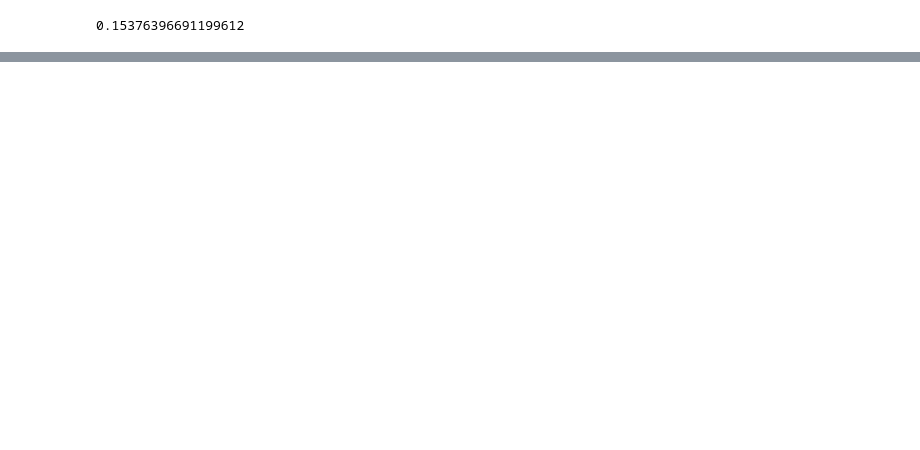
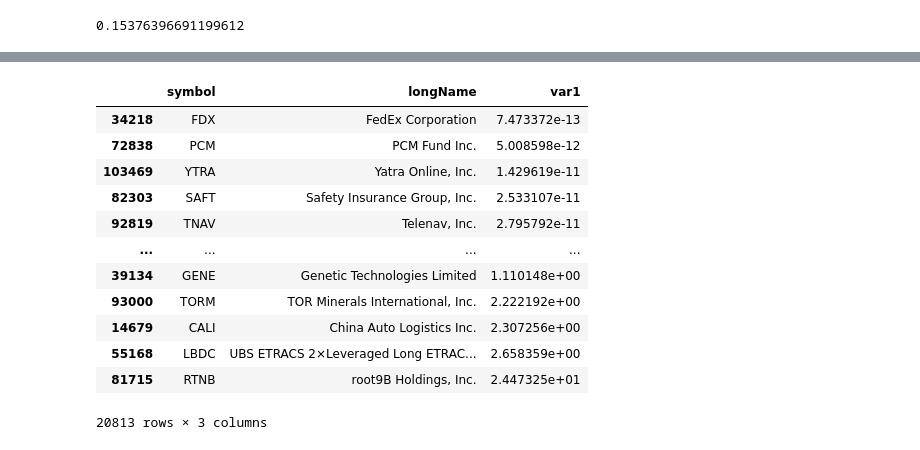
Before and after one commit to UrsulaAlcantara/IASProjet, a Jupyter notebook: model_test.ipynb, the cells around one changed output, grey strips where cells are left out. Cells and saved outputs as stored; diff of their text form; code cells hidden in the pictures; blank space fills up the shorter version.

Commit message:
error

```diff
--- a/model_test.ipynb
+++ b/model_test.ipynb
@@ -29,4 +29,5 @@ standardize...
 # %%
 from sklearn.model_selection import train_test_split
 # %%
-X_train, X_test, Y_train, Y_test = train_test_split(X, Y, test_size=0.2, random_state=0)
+X_train, X_test, Y_train, Y_test, index_train, index_test = train_test_split(X, Y, index, test_size=0.2, random_state=0)
+X_train.shape, X_test.shape
@@ -212,0 +245,4 @@ model.score(X_test, Y_test)
+# %%
+Y_test_pred = model.predict(X_test)
+# %%
+error_test = (Y_test_pred - Y_test)**2
@@ -212,0 +268,16 @@ model.score(X_test, Y_test)
+# %%
+index_test.join(error_test).sort_values("var1")
+# %% [output]
+|  | symbol | longName | var1 |
+| 34218 | FDX | FedEx Corporation | 7.473372e-13 |
+| 72838 | PCM | PCM Fund Inc. | 5.008598e-12 |
+| 103469 | YTRA | Yatra Online, Inc. | 1.429619e-11 |
+| 82303 | SAFT | Safety Insurance Group, Inc. | 2.533107e-11 |
+| 92819 | TNAV | Telenav, Inc. | 2.795792e-11 |
+| ... | ... | ... | ... |
+| 39134 | GENE | Genetic Technologies Limited | 1.110148e+00 |
+| 93000 | TORM | TOR Minerals International, Inc. | 2.222192e+00 |
+| 14679 | CALI | China Auto Logistics Inc. | 2.307256e+00 |
+| 55168 | LBDC | UBS ETRACS 2×Leveraged Long ETRAC... | 2.658359e+00 |
+| 81715 | RTNB | root9B Holdings, Inc. | 2.447325e+01 |
+20813 rows × 3 columns
```
Also changed, not shown: parts of 17 cells of this notebook, 1 other file.
